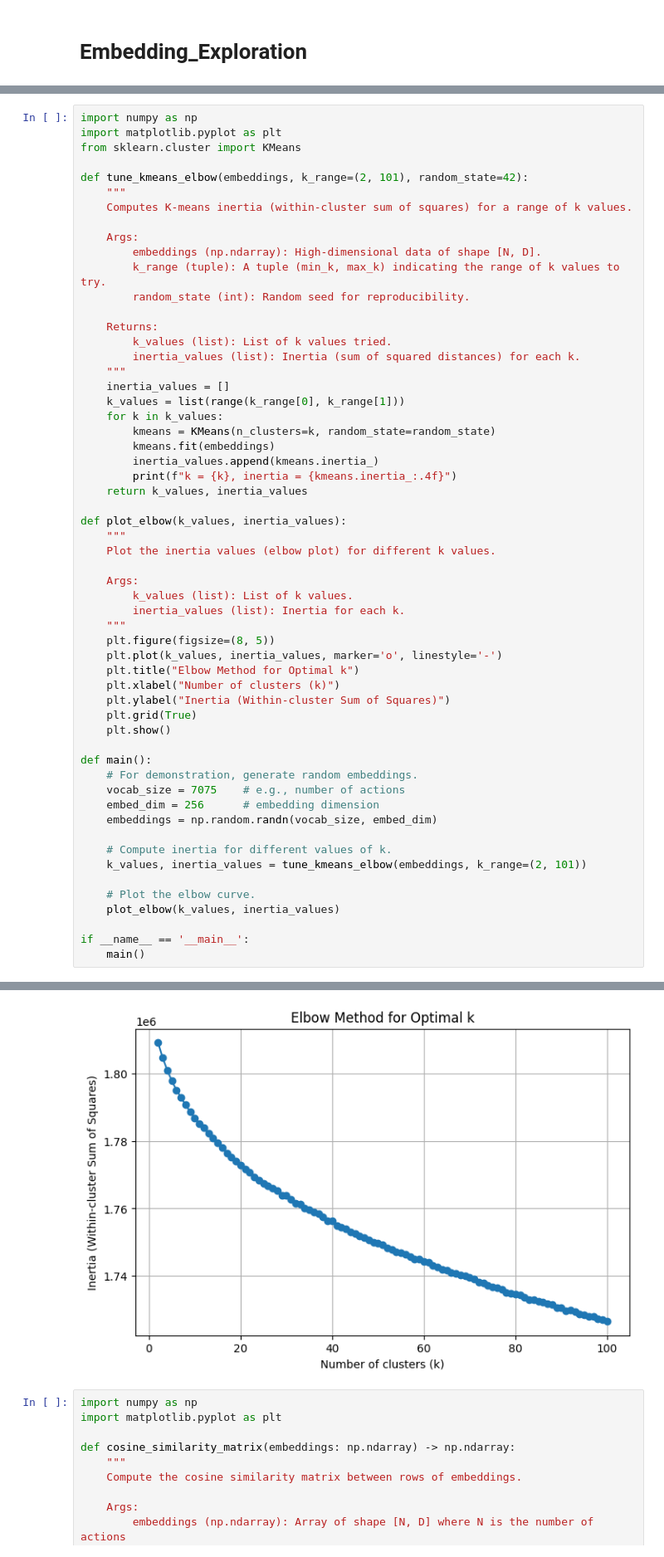
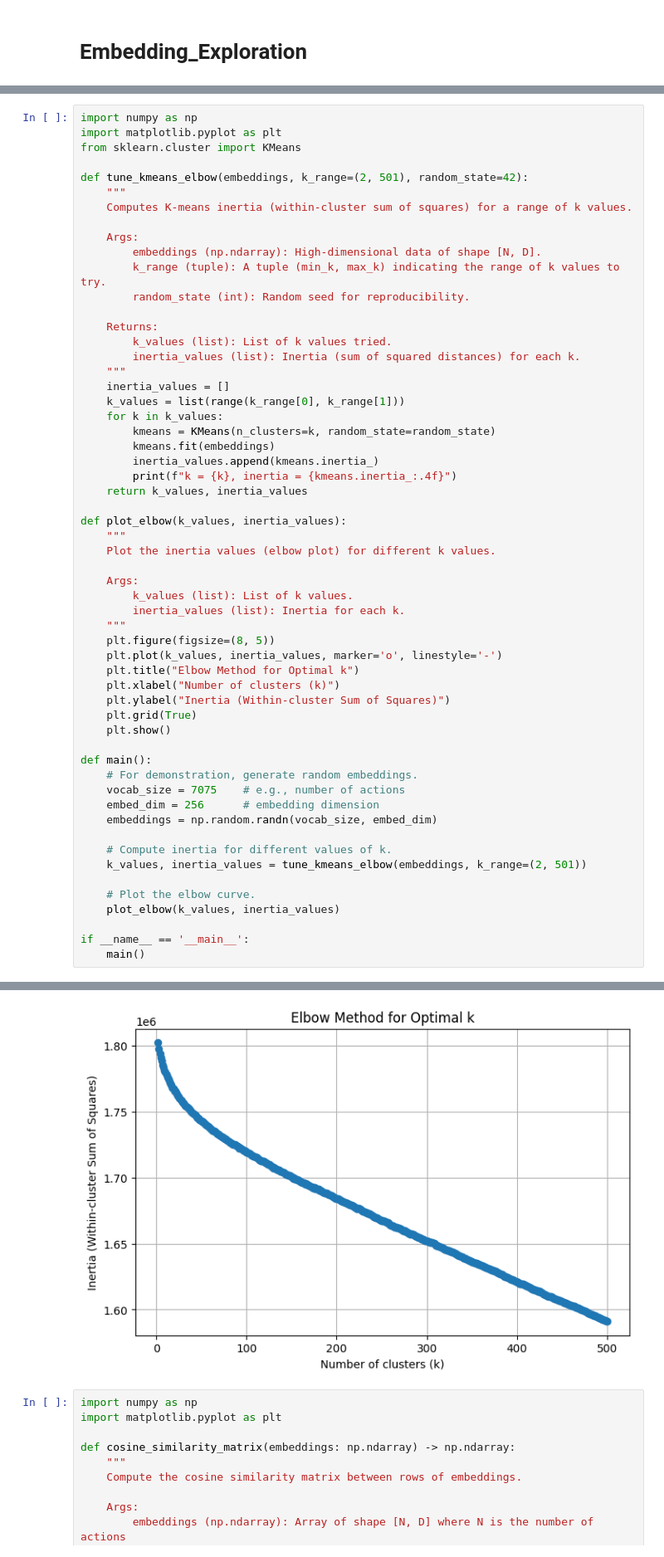
Before and after one commit to francescobraicovich/ARC2, a Jupyter notebook: src/world_model/embedding_exploration.ipynb, the cells around one changed output, grey strips where cells are left out. Shown at 83% size. Cells and saved outputs as stored; diff of their text form.

```diff
--- a/src/world_model/embedding_exploration.ipynb
+++ b/src/world_model/embedding_exploration.ipynb
@@ -345,7 +344,7 @@ import numpy as np
 import matplotlib.pyplot as plt
 from sklearn.cluster import KMeans
 
-def tune_kmeans_elbow(embeddings, k_range=(2, 101), random_state=42):
+def tune_kmeans_elbow(embeddings, k_range=(2, 501), random_state=42):
     """
     Computes K-means inertia (within-cluster sum of squares) for a range of k values.
 
@@ -390,7 +389,7 @@ def main():
     embeddings = np.random.randn(vocab_size, embed_dim)
 
     # Compute inertia for different values of k.
-    k_values, inertia_values = tune_kmeans_elbow(embeddings, k_range=(2, 101))
+    k_values, inertia_values = tune_kmeans_elbow(embeddings, k_range=(2, 501))
 
     # Plot the elbow curve.
     plot_elbow(k_values, inertia_values)
@@ -418,4 +417,4 @@ k = 100, inertia = 1726461.1046
-[figure, old version]
+[figure, new version]
 # %%
 import numpy as np
 import matplotlib.pyplot as plt
```
Also changed, not shown: parts of 10 cells of this notebook.
